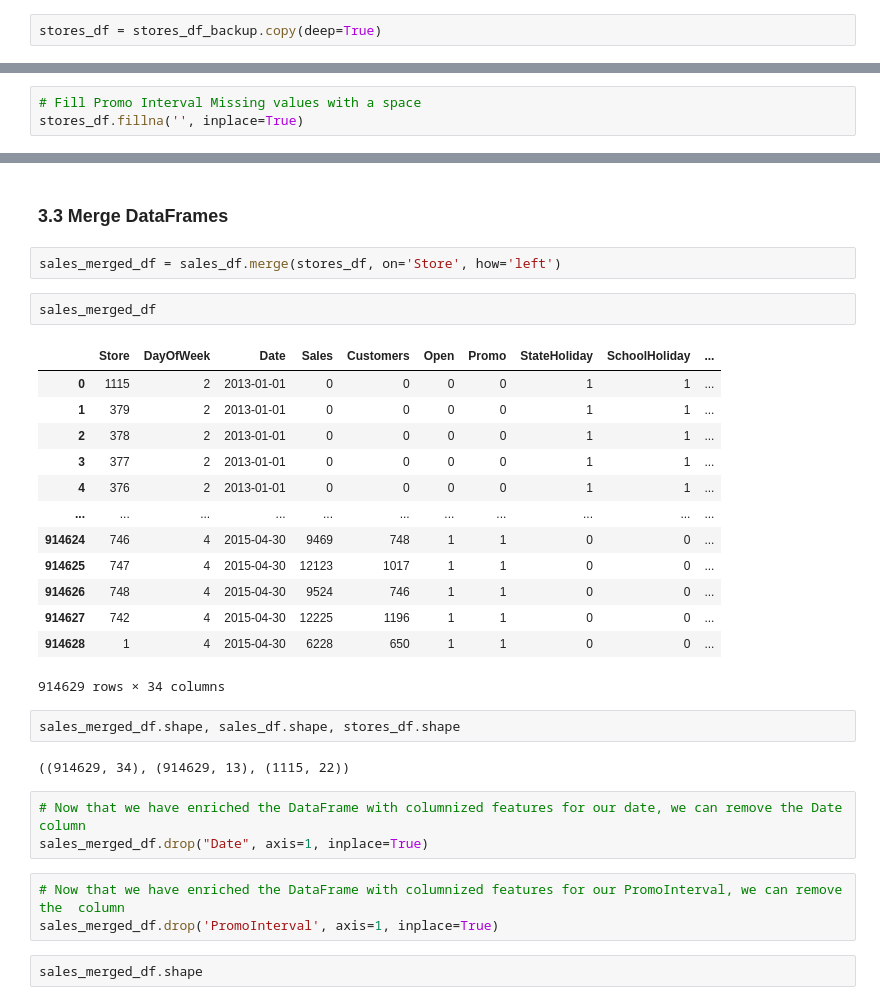
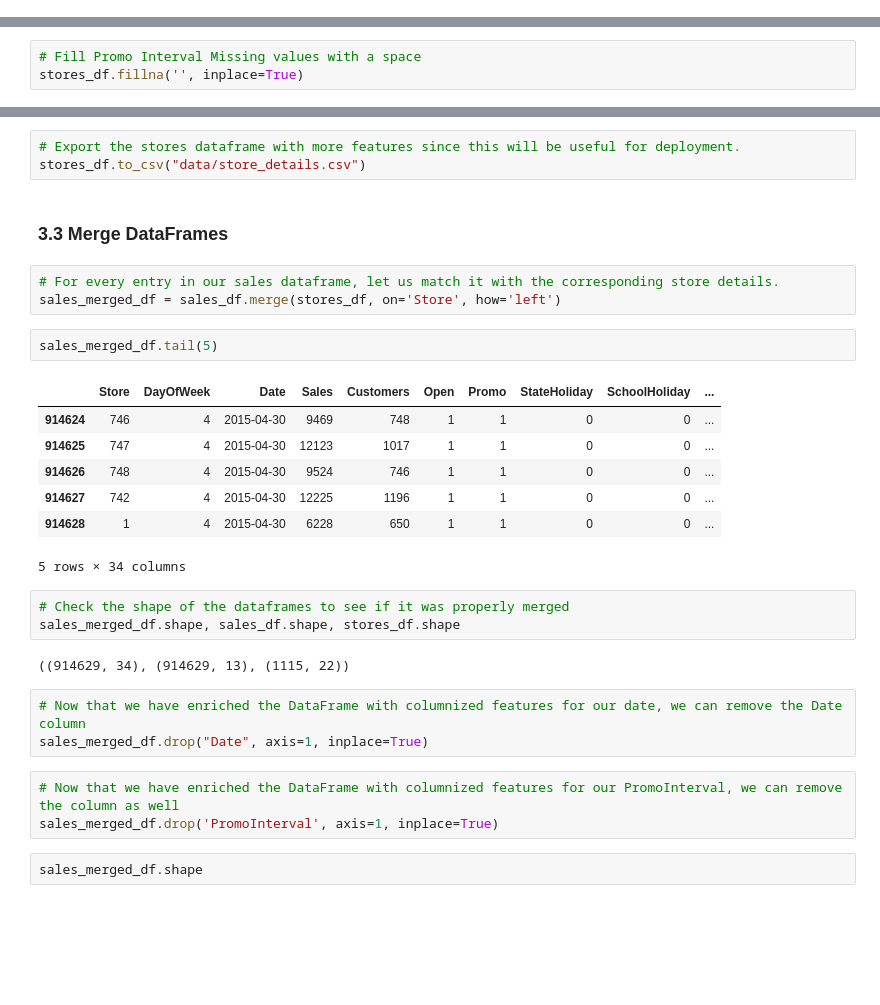
Before and after one commit to mcabanlit/drug-store-chain, a Jupyter notebook: drug-store-sales-prediction.ipynb, the cells around one changed output, grey strips where cells are left out. Drawn from its saved outputs; the diff is of its cells as text; blank space fills up the shorter version.

```diff
--- a/drug-store-sales-prediction.ipynb
+++ b/drug-store-sales-prediction.ipynb
@@ -256,8 +216,6 @@ stores_df.head(5)
 # %%
 # Let us create a restore point of our sales dataset.
 stores_df_backup = stores_df.copy(deep=True)
-# %%
-stores_df = stores_df_backup.copy(deep=True)
 # %%
 # Check for Missing Values
 stores_df.isna().sum()
@@ -475,32 +423,31 @@ stores_df.to_csv("data/store_details.csv")
+# %%
+# Export the stores dataframe with more features since this will be useful for deployment.
+stores_df.to_csv("data/store_details.csv")
 # %% [markdown]
 ### 3.3 Merge DataFrames
-# %%
-sales_merged_df = sales_df.merge(stores_df, on='Store', how='left')
+# %%
+# For every entry in our sales dataframe, let us match it with the corresponding store details.
+sales_merged_df = sales_df.merge(stores_df, on='Store', how='left')
 # %%
-sales_merged_df
+sales_merged_df.tail(5)
 # %% [output]
 |  | Store | DayOfWeek | Date | Sales | Customers | Open | Promo | StateHoliday | SchoolHoliday | ... |
-| 0 | 1115 | 2 | 2013-01-01 | 0 | 0 | 0 | 0 | 1 | 1 | ... |
-| 1 | 379 | 2 | 2013-01-01 | 0 | 0 | 0 | 0 | 1 | 1 | ... |
-| 2 | 378 | 2 | 2013-01-01 | 0 | 0 | 0 | 0 | 1 | 1 | ... |
-| 3 | 377 | 2 | 2013-01-01 | 0 | 0 | 0 | 0 | 1 | 1 | ... |
-| 4 | 376 | 2 | 2013-01-01 | 0 | 0 | 0 | 0 | 1 | 1 | ... |
-| ... | ... | ... | ... | ... | ... | ... | ... | ... | ... | ... |
 | 914624 | 746 | 4 | 2015-04-30 | 9469 | 748 | 1 | 1 | 0 | 0 | ... |
 | 914625 | 747 | 4 | 2015-04-30 | 12123 | 1017 | 1 | 1 | 0 | 0 | ... |
 | 914626 | 748 | 4 | 2015-04-30 | 9524 | 746 | 1 | 1 | 0 | 0 | ... |
 | 914627 | 742 | 4 | 2015-04-30 | 12225 | 1196 | 1 | 1 | 0 | 0 | ... |
 | 914628 | 1 | 4 | 2015-04-30 | 6228 | 650 | 1 | 1 | 0 | 0 | ... |
-914629 rows × 34 columns
+5 rows × 34 columns
-# %%
-sales_merged_df.shape, sales_df.shape, stores_df.shape
-# %% [output]
-((914629, 34), (914629, 13), (1115, 22))
+# %%
+# Check the shape of the dataframes to see if it was properly merged
+sales_merged_df.shape, sales_df.shape, stores_df.shape
+# %% [output]
+((914629, 34), (914629, 13), (1115, 22))
 # %%
 # Now that we have enriched the DataFrame with columnized features for our date, we can remove the Date column
 sales_merged_df.drop("Date", axis=1, inplace=True)
 # %%
-# Now that we have enriched the DataFrame with columnized features for our PromoInterval, we can remove the  column
+# Now that we have enriched the DataFrame with columnized features for our PromoInterval, we can remove the column as well
 sales_merged_df.drop('PromoInterval', axis=1, inplace=True)
 # %%
 sales_merged_df.shape
```
Also changed, not shown: parts of 120 cells of this notebook, 1 other file.
